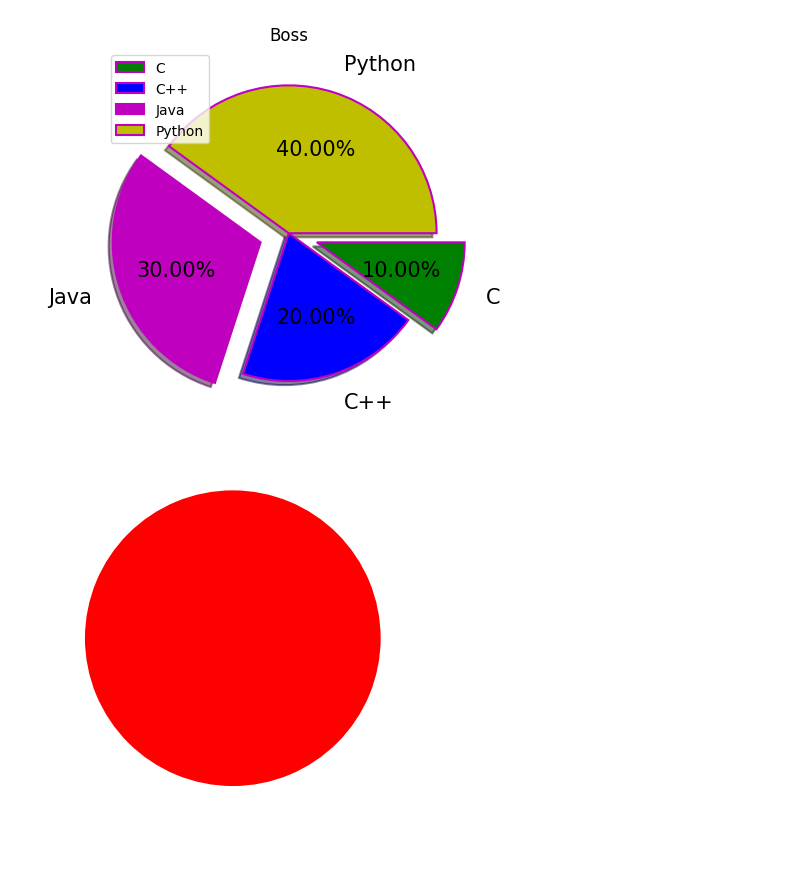
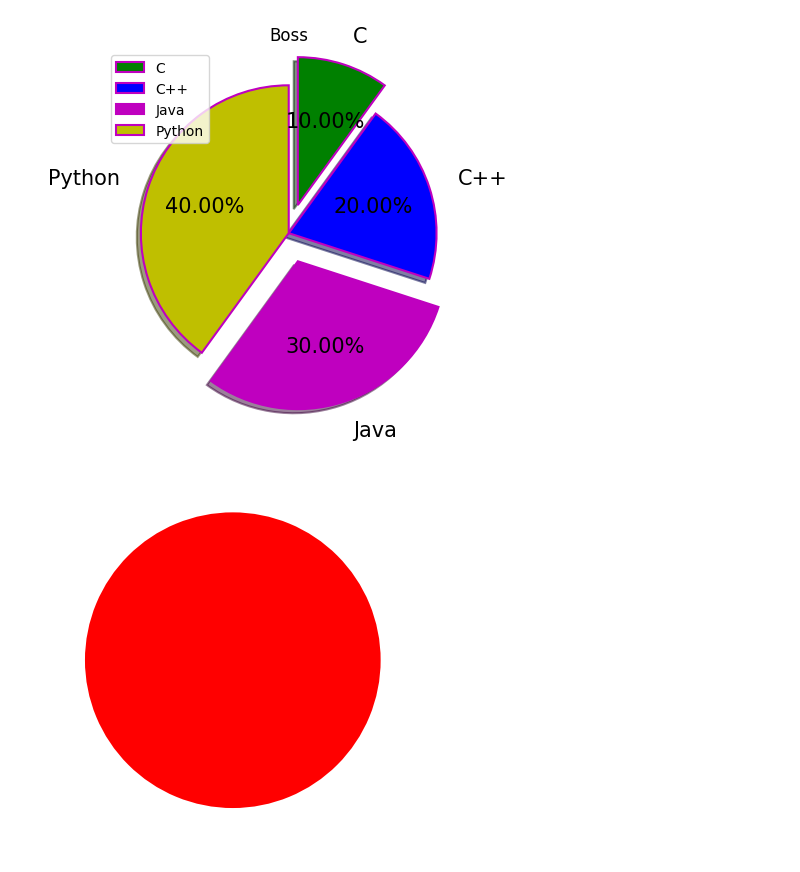
Before and after one commit to Girjendra/Python-Libraries-Practice, a Jupyter notebook: Matplotlib/04_pie_plot.ipynb, the cells around one changed output. Saved outputs shown, nothing was run; the diff lists cells and outputs as text; code cells hidden in the pictures.

```diff
--- a/Matplotlib/04_pie_plot.ipynb
+++ b/Matplotlib/04_pie_plot.ipynb
@@ -1,23 +1,23 @@
 # %%
 import matplotlib.pyplot as plt
 import numpy as np
 
 x = [10, 20, 30, 40]
 y = ['C', 'C++', 'Java', 'Python']
 
 # plt.pie(x, labels=y)
 
 ex = [0.2, 0.0, 0.2, 0.0]
 c = ['g', 'b', 'm', 'y']
-plt.pie(x, labels=y, explode=ex, colors=c, autopct='%.2f%%', shadow=True, radius=1, labeldistance=1.2, startangle=0,
- textprops={"fontsize":15}, counterclock=False, wedgeprops={"linewidth":1.5, "width":1, 'edgecolor':'m'},
- rotatelabels=False)
+plt.pie(x, labels=y, explode=ex, colors=c, autopct='%.2f%%', shadow=True, radius=1, labeldistance=1.2, startangle=90,
+textprops={"fontsize":15}, counterclock=False, wedgeprops={"linewidth":1.5, "width":1, 'edgecolor':'m'},
+rotatelabels=False)
 
 plt.title("Boss")
 plt.legend(loc=2)
 plt.show()
 # %% [output]
-[figure, old version]
+[figure, new version]
 # %%
 plt.pie([1],colors=['r']) # draw pie chart
 plt.show()
```
Also changed, not shown: 16 other files.
